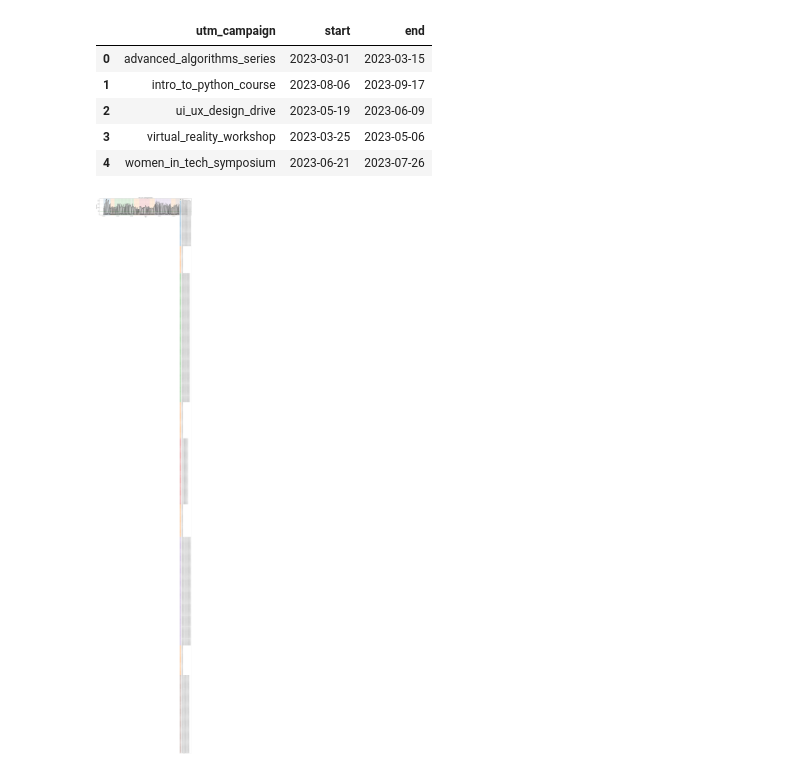
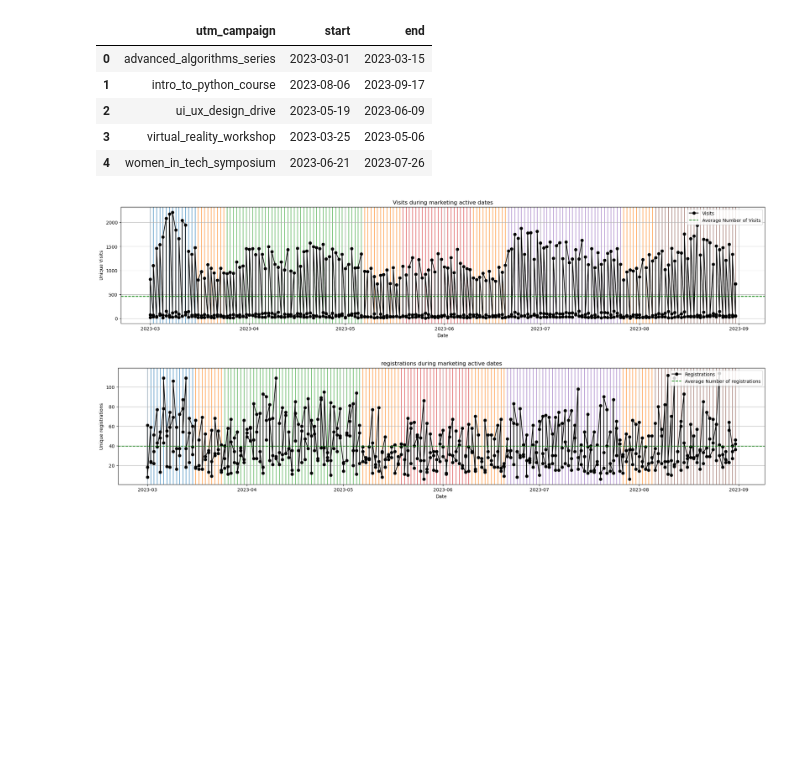
Before and after one commit to JuliaSh90/data-analytics-project-100, a Jupyter notebook: Untitled1.ipynb, the cells around one changed output. Drawn from its saved outputs; the diff is of its cells as text; code cells hidden in the pictures; blank space fills up the shorter version.

```diff
--- a/Untitled1.ipynb
+++ b/Untitled1.ipynb
@@ -409,26 +409,60 @@ campaign_periods
 # %%
 plt.figure(figsize=(25, 10))
 
 # Цвета для рекламных кампаний
 campaign_colors = dict(zip(result_df['utm_campaign'].unique(), plt.cm.tab10.colors[:len(result_df['utm_campaign'].unique())]))
 
 plt.subplot(2, 1, 1)
 
 # График визитов
 plt.plot(result_df['date_group'], result_df['visits'], marker='o', color='black', label='Visits')
 plt.axhline(y=np.nanmean(result_df['visits']), linestyle='dashed', color='green', label='Average Number of Visits')
 
 # Добавление областей для рекламных кампаний
 for _, row in result_df.iterrows():
-    plt.axvspan(row['date_group'], row['date_group'], label=row['utm_campaign'], color=campaign_colors[row['utm_campaign']], alpha=0.5)
+    plt.axvspan(row['date_group'], row['date_group'], color=campaign_colors[row['utm_campaign']], alpha=0.5)
+
+# Добавление легенды только для уникальных рекламных кампаний
+handles = [plt.Line2D([0], [0], color=campaign_colors[campaign], lw=4) for campaign in campaign_colors]
+plt.legend(handles, campaign_colors.keys(), title='Campaigns')
 
 plt.title('Visits during marketing active dates')
 plt.legend()
 plt.xlabel('Date')
 plt.ylabel('Unique Visits')
 plt.grid(True)
 
 plt.savefig(os.path.join(save_folder, 'Visits during marketing active dates.png'))
 plt.show()
 # %% [output]
-[figure, old version]
+[figure, new version]
+# %%
+plt.figure(figsize=(25, 10))
+
+# Цвета для рекламных кампаний
+campaign_colors = dict(zip(result_df['utm_campaign'].unique(), plt.cm.tab10.colors[:len(result_df['utm_campaign'].unique())]))
+
+plt.subplot(2, 1, 1)
+
+# График визитов
+plt.plot(result_df['date_group'], result_df['registrations'], marker='o', color='black', label='Registrations')
+plt.axhline(y=np.nanmean(result_df['registrations']), linestyle='dashed', color='green', label='Average Number of registrations')
+
+# Добавление областей для рекламных кампаний
+for _, row in result_df.iterrows():
+    plt.axvspan(row['date_group'], row['date_group'], color=campaign_colors[row['utm_campaign']], alpha=0.5)
+
+# Добавление легенды только для уникальных рекламных кампаний
+handles = [plt.Line2D([0], [0], color=campaign_colors[campaign], lw=4) for campaign in campaign_colors]
+plt.legend(handles, campaign_colors.keys(), title='Campaigns')
+
+plt.title('registrations during marketing active dates')
+plt.legend()
+plt.xlabel('Date')
+plt.ylabel('Unique registrations')
+plt.grid(True)
+
+plt.savefig(os.path.join(save_folder, 'Registrations during marketing active dates.png'))
+plt.show()
+# %% [output]
+[figure, added]
```
